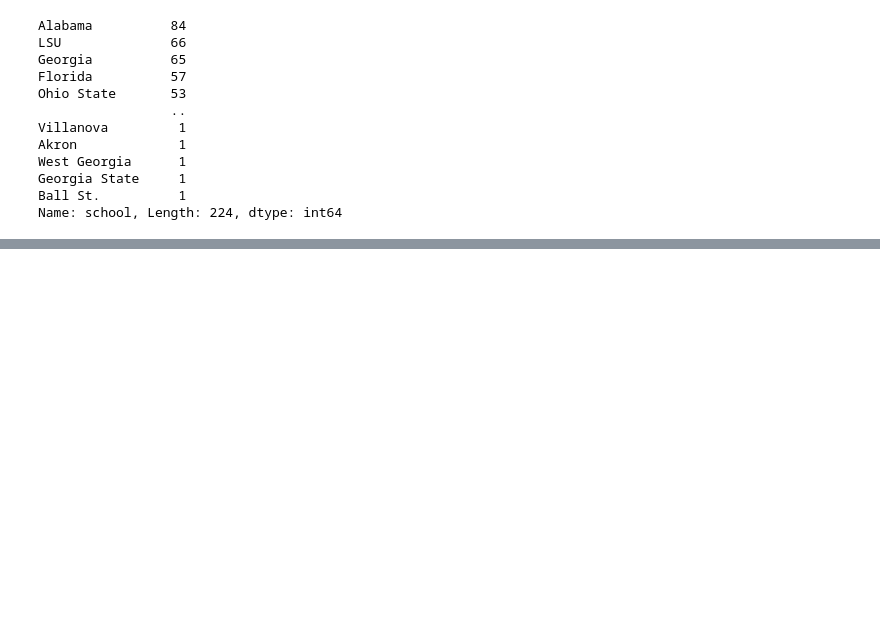
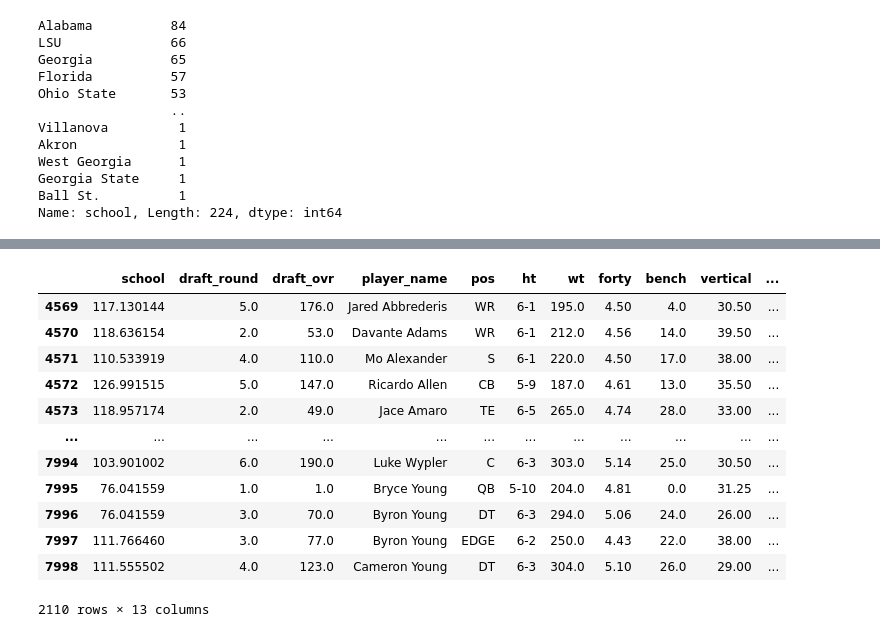
Before and after one commit to jlh28145/NFL-Draft-Combine, a Jupyter notebook: NFL Draft Combine Analysis.ipynb, the cells around one changed output, grey strips where cells are left out. Drawn from its saved outputs; the diff is of its cells as text; code cells hidden in the pictures; blank space fills up the shorter version.

```diff
--- a/NFL Draft Combine Analysis.ipynb
+++ b/NFL Draft Combine Analysis.ipynb
@@ -369,0 +471,21 @@ Name: school, Length: 224, dtype: int64
+# %%
+import category_encoders as ce
+tenc=ce.TargetEncoder()
+df_school_reg=tenc.fit_transform(data['school'],data['draft_ovr'])
+
+data2 = df_school_reg.join(data.drop('school',axis = 1))
+data2
+# %% [output]
+|  | school | draft_round | draft_ovr | player_name | pos | ht | wt | forty | bench | vertical | ... |
+| 4569 | 117.130144 | 5.0 | 176.0 | Jared Abbrederis | WR | 6-1 | 195.0 | 4.50 | 4.0 | 30.50 | ... |
+| 4570 | 118.636154 | 2.0 | 53.0 | Davante Adams | WR | 6-1 | 212.0 | 4.56 | 14.0 | 39.50 | ... |
+| 4571 | 110.533919 | 4.0 | 110.0 | Mo Alexander | S | 6-1 | 220.0 | 4.50 | 17.0 | 38.00 | ... |
+| 4572 | 126.991515 | 5.0 | 147.0 | Ricardo Allen | CB | 5-9 | 187.0 | 4.61 | 13.0 | 35.50 | ... |
+| 4573 | 118.957174 | 2.0 | 49.0 | Jace Amaro | TE | 6-5 | 265.0 | 4.74 | 28.0 | 33.00 | ... |
+| ... | ... | ... | ... | ... | ... | ... | ... | ... | ... | ... | ... |
+| 7994 | 103.901002 | 6.0 | 190.0 | Luke Wypler | C | 6-3 | 303.0 | 5.14 | 25.0 | 30.50 | ... |
+| 7995 | 76.041559 | 1.0 | 1.0 | Bryce Young | QB | 5-10 | 204.0 | 4.81 | 0.0 | 31.25 | ... |
+| 7996 | 76.041559 | 3.0 | 70.0 | Byron Young | DT | 6-3 | 294.0 | 5.06 | 24.0 | 26.00 | ... |
+| 7997 | 111.766460 | 3.0 | 77.0 | Byron Young | EDGE | 6-2 | 250.0 | 4.43 | 22.0 | 38.00 | ... |
+| 7998 | 111.555502 | 4.0 | 123.0 | Cameron Young | DT | 6-3 | 304.0 | 5.10 | 26.0 | 29.00 | ... |
+2110 rows × 13 columns
```
Also changed, not shown: parts of 31 cells of this notebook, 1 other file.
